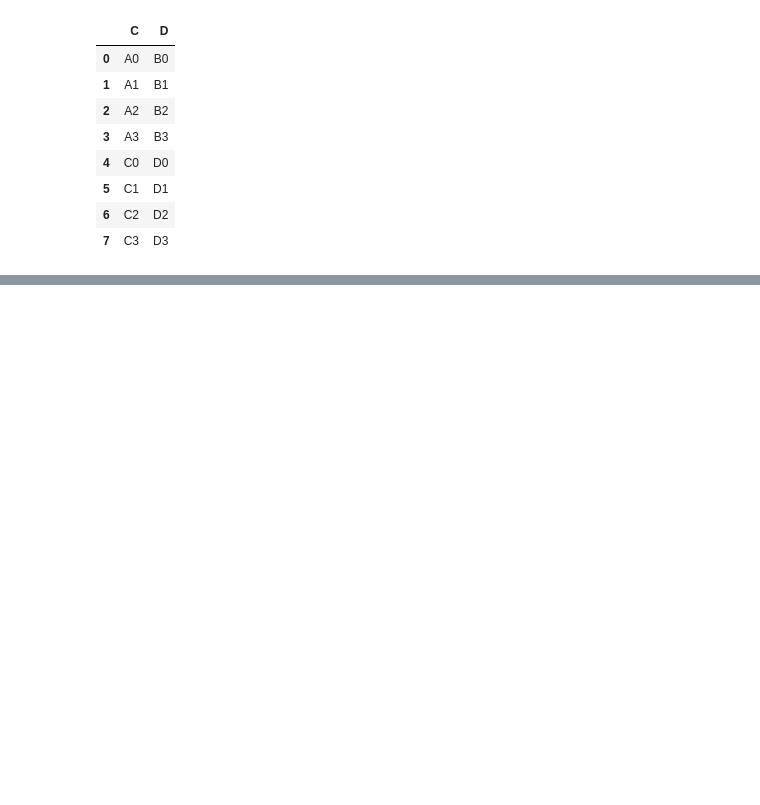
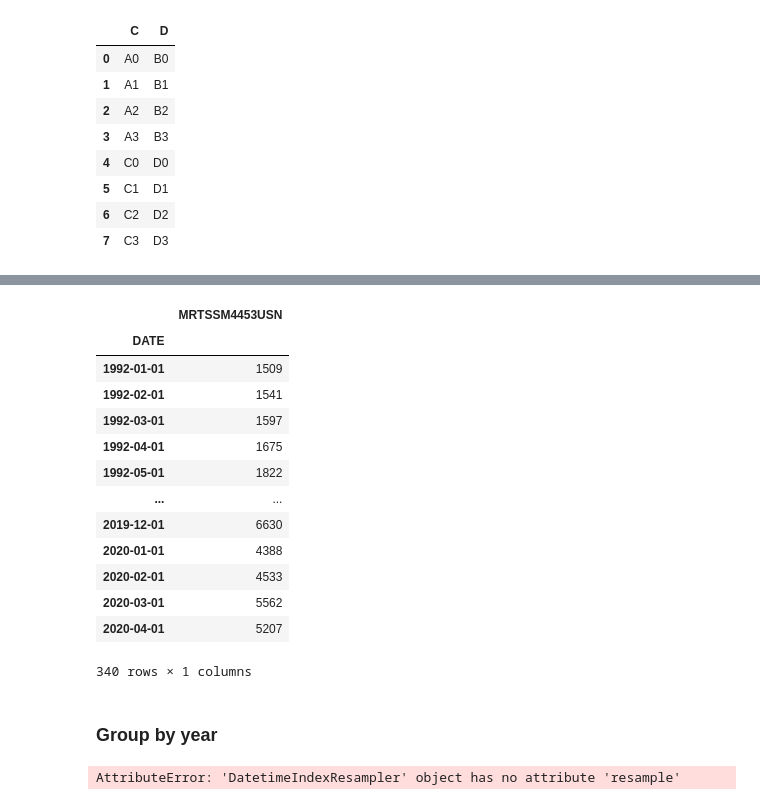
Before and after one commit to gloriabee/ML_Engineer_Journey, a Jupyter notebook: Pandas.ipynb, the cells around one changed output, grey strips where cells are left out. Cells and saved outputs as stored; diff of their text form; code cells hidden in the pictures; blank space fills up the shorter version.

```diff
--- a/Pandas.ipynb
+++ b/Pandas.ipynb
@@ -1175,0 +1518,2 @@ mydf
+# %%
+sales=pd.read_csv('RetailSales_BeerWineLiquor.csv',parse_dates=[0])
@@ -1175,0 +1538,25 @@ mydf
+# %%
+sales=sales.set_index('DATE')
+# %%
+sales
+# %% [output]
+|  | MRTSSM4453USN |
+| DATE |  |
+| 1992-01-01 | 1509 |
+| 1992-02-01 | 1541 |
+| 1992-03-01 | 1597 |
+| 1992-04-01 | 1675 |
+| 1992-05-01 | 1822 |
+| ... | ... |
+| 2019-12-01 | 6630 |
+| 2020-01-01 | 4388 |
+| 2020-02-01 | 4533 |
+| 2020-03-01 | 5562 |
+| 2020-04-01 | 5207 |
+340 rows × 1 columns
+# %% [markdown]
+### Group by year
+# %%
+sales.resample(rule='A')
+# %% [output]
+AttributeError: 'DatetimeIndexResampler' object has no attribute 'resample'
```
Also changed, not shown: parts of 77 cells of this notebook.
